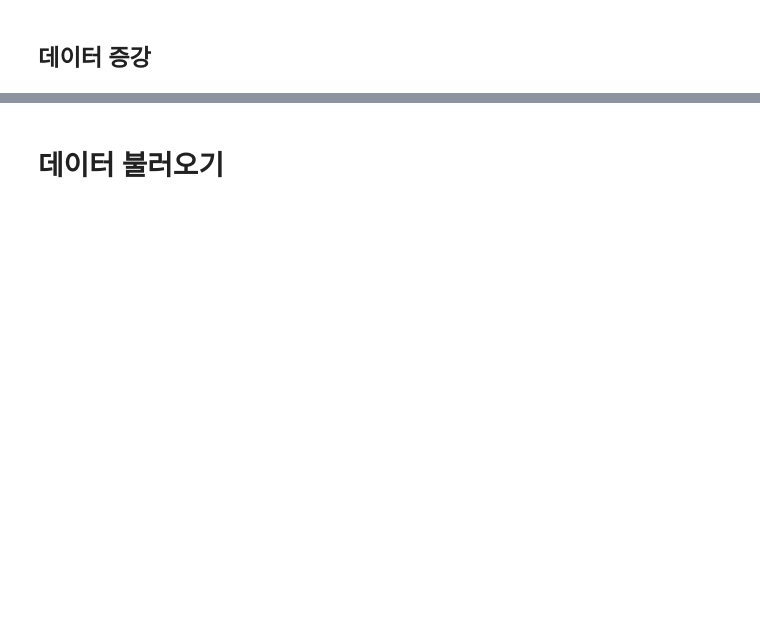
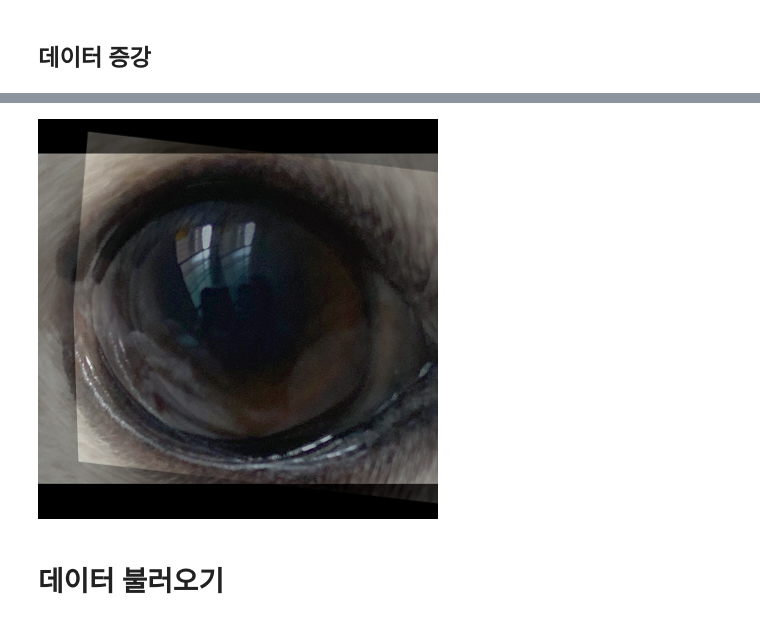
Before and after one commit to kang9366/PetKeeper-DL, a Jupyter notebook: Training/Eye_Disease_Classification.ipynb, the cells around one changed output, grey strips where cells are left out. Saved outputs shown, nothing was run; the diff lists cells and outputs as text; code cells hidden in the pictures; blank space fills up the shorter version.

```diff
--- a/Training/Eye_Disease_Classification.ipynb
+++ b/Training/Eye_Disease_Classification.ipynb
@@ -167,3 +215,13 @@ crop_D54_129522d1-60a5-11ec-8402-0a7404972c70.jpg
+# %%
+from torchvision.transforms.functional import perspective
+
+image = Image.open(path + '/정상/' + normal[0])
+
+
+perspective_transformer = transforms.AugMix()
+perspective_transformer(image)
+# %% [output]
+[figure, added]
 # %% [markdown]
 # 데이터 불러오기
 # %%
```
Also changed, not shown: parts of 13 cells of this notebook.
